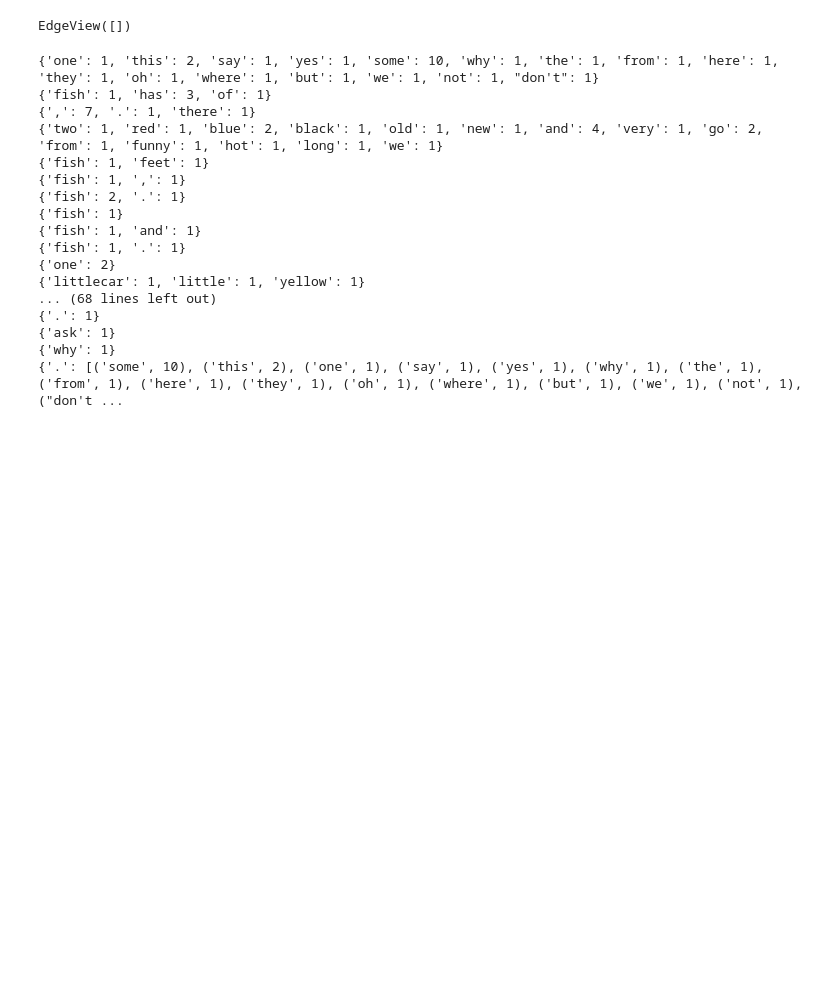
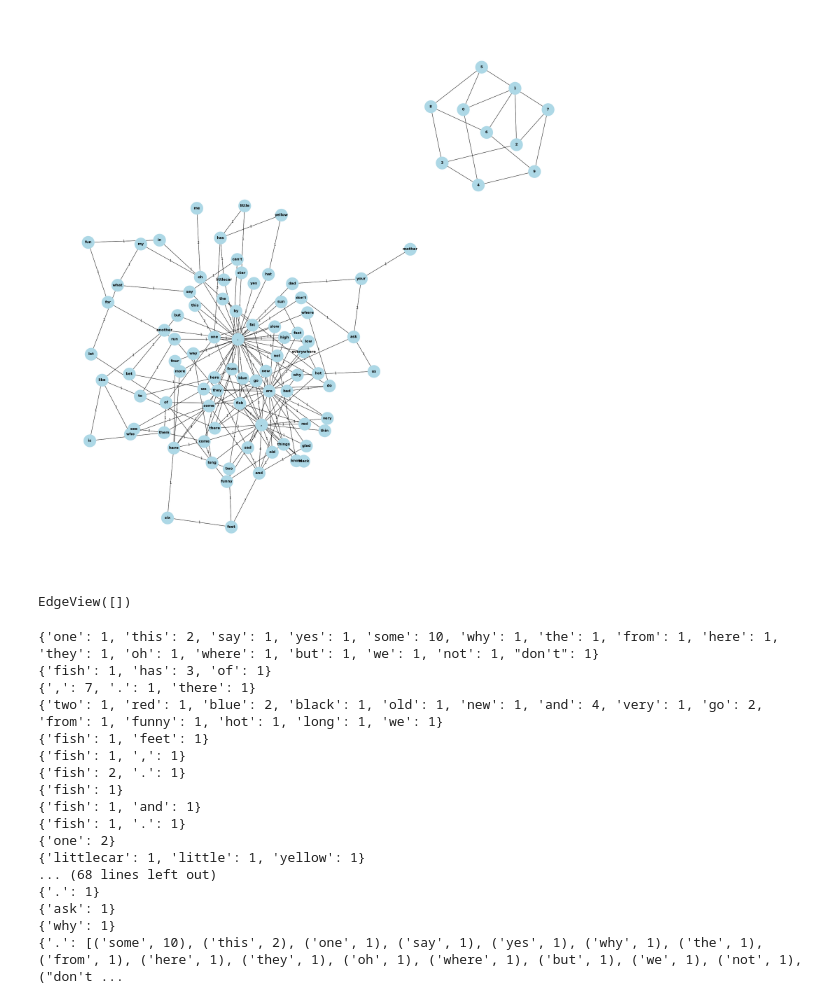
Before and after one commit to BriChavez/seuss_markov, a Jupyter notebook: main.ipynb, the cells around one changed output. Cells and saved outputs as stored; diff of their text form; code cells hidden in the pictures; blank space fills up the shorter version.

Commit message:
getting off track trying out different arrows

```diff
--- a/main.ipynb
+++ b/main.ipynb
@@ -55,67 +55,38 @@ import pydot
 from collections import Counter
 
 
-G = nx.DiGraph()
+G = nx.petersen_graph()
 
-# Counter(k['sign'] for k in data if k.get('sign'))
+
 
 z = {}
 nodes = ()
 sx = []
 
-
-def find_totals(d):
-    total = {}
-    for match, results in d.items():
-        for player, score in results.items():
-            total[player] = total.get(player, 0) + score
-    highest_score = max(total, key=total.get)
-    return highest_score, total[highest_score]
-
-# find_totals(seuss_dict)
-totes = {}
 for k, v in seuss_dict.items():
-    # z = {k[0:]: 1}
-    h = k[0:]
-    # print(h)
-    for key, value in v.items():
-        totes[key] = v.get(key, value)
-    print(totes)
-        # print(v.get(key, value))
-        # if key in z:
-        #     z[key]+=value
-# print(totes)
-    # print(v.count())
-#     for v in seuss_dict[k]:
 
 
-#         # z[k]+=1
-#         # print(k)
-#     if k not in nodes:
-#         z[k]=1
-#         G.add_node(k)
-#         # nodes.__add__((k))
-# print(z)
-#     for key, value in v.items():
-#         sx.append((k, key))
-#         G.add_edge(k, key, weight=value)
-# # print(z)
-# pos = nx.spring_layout(G)
-# print(z)
-# array_op = lambda x, sx: np.array(x[0]*sx, x[1])
 
-# pos = {p: array_op(pos[p]) for p in pos}
-# node = nx.get_node_attributes(G, )
-# nx.draw_networkx_nodes(G, pos)
-# plt.figure(figsize=(20, 20))
-# nx.draw(G, pos,
-#         node_size=1200, node_color='lightblue', linewidths=2.5,
-#         font_size=12, font_weight='bold', with_labels=True)
-# labels = nx.get_edge_attributes(G, 'weight')
-# nx.draw_networkx_edge_labels(G, pos, font_size=12, edge_labels=labels)
+    for key, value in v.items():
+        sx.append((k, key))
+        G.add_edge(k, key, weight=value)
+
+# pos = nx.graphviz_layout(G)
+
+# G.margins(4)
+pos = nx.nx_agraph.graphviz_layout(G)
+plt.figure(figsize=(30, 30))
+nx.draw(G, pos,
+        node_size=2200, node_color='lightblue', linewidths=2.5,
+        font_size=14, font_weight='bold', with_labels=True)
+labels = nx.get_edge_attributes(G, 'weight')
+nx.draw_networkx_edge_labels(
+    G, pos, font_size=12, edge_labels=labels, rotate=False)
+nx.draw_networkx_edges(G, pos, arrows=True)
+# nx.edge_attr.update(arrowhead='vee', arrowsize='2')
 # print(G)
 
-# plt.show()
+plt.show()
 # print(nodes)
 # print(type(nodes))
 # print(edges)
@@ -158,3 +112,4 @@ for k, v in seuss_dict.items():
+[figure, added]
 # %%
 d = {}
 for k, v in seuss_dict.items():
```
Also changed, not shown: parts of 1 cell of this notebook.
